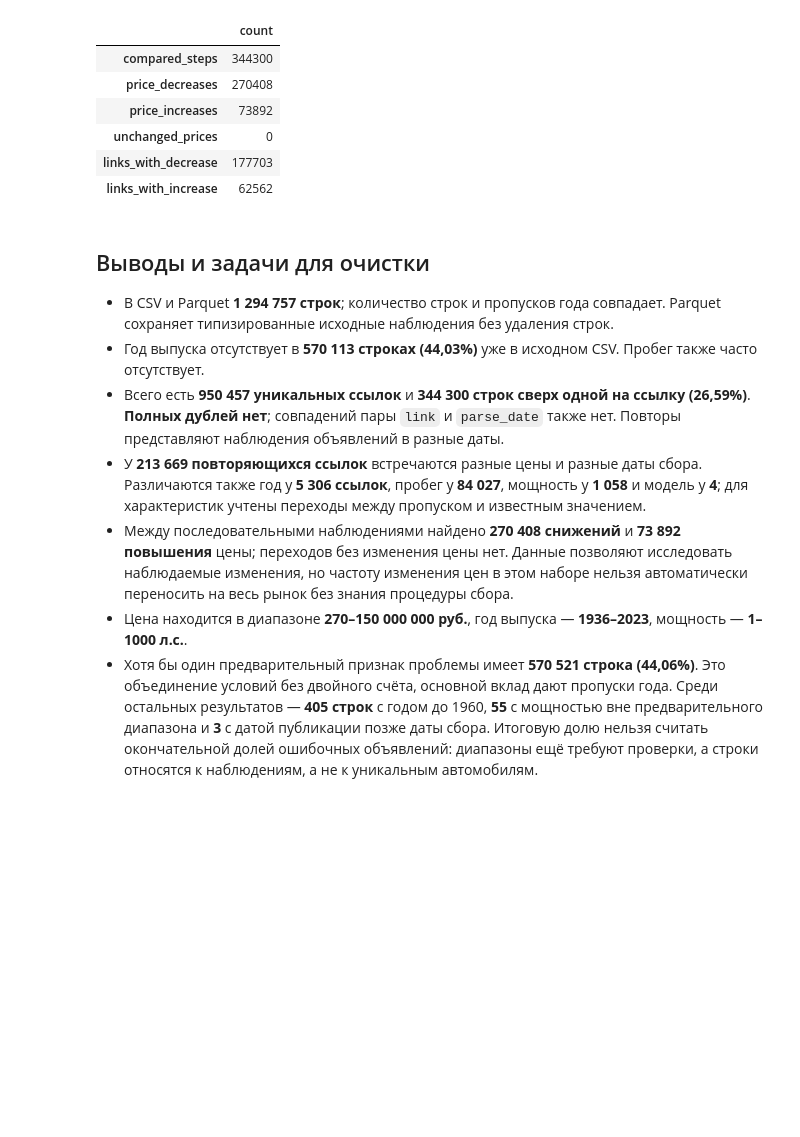
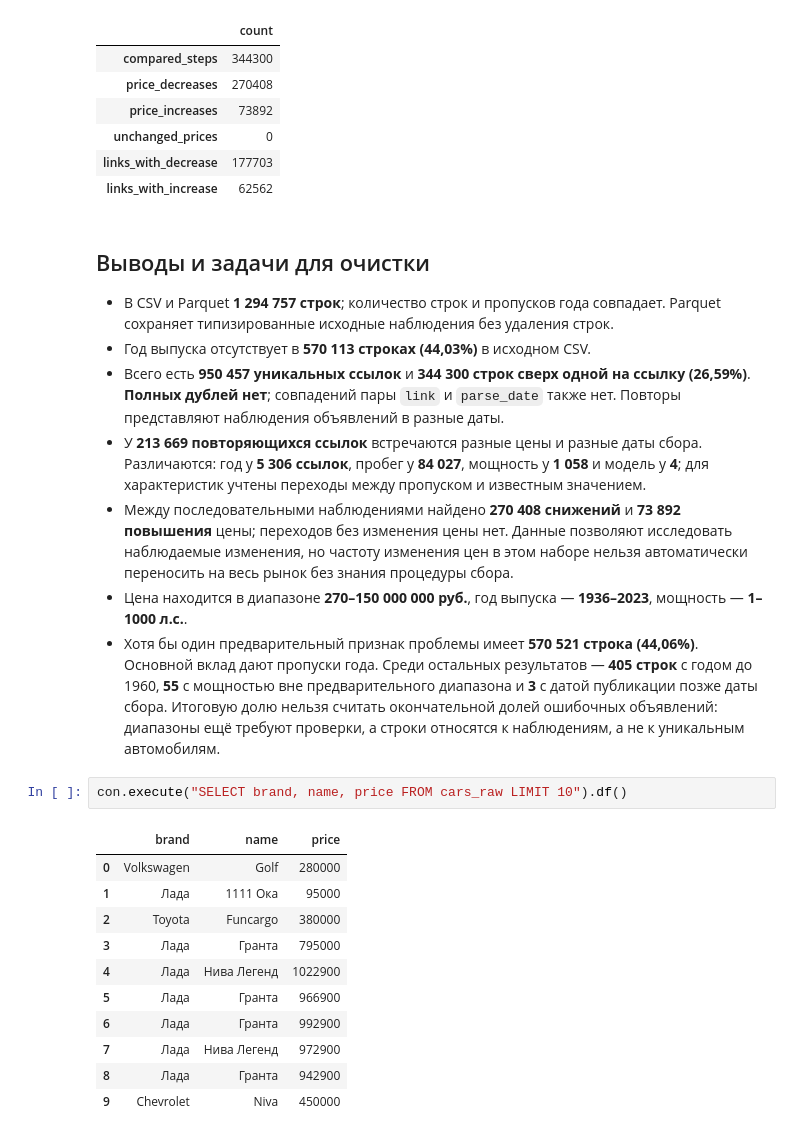
Before and after one commit to egrso/car-market-analysis, a Jupyter notebook: notebooks/01_data_loading.ipynb, the cells around one changed output. Saved outputs shown, nothing was run; the diff lists cells and outputs as text; blank space fills up the shorter version.

```diff
--- a/notebooks/01_data_loading.ipynb
+++ b/notebooks/01_data_loading.ipynb
@@ -513,9 +507,23 @@ price_change_summary.T.rename(columns={0: "count"})
 ## Выводы и задачи для очистки
 
 - В CSV и Parquet **1 294 757 строк**; количество строк и пропусков года совпадает. Parquet сохраняет типизированные исходные наблюдения без удаления строк.
-- Год выпуска отсутствует в **570 113 строках (44,03%)** уже в исходном CSV. Пробег также часто отсутствует.
+- Год выпуска отсутствует в **570 113 строках (44,03%)** в исходном CSV.
 - Всего есть **950 457 уникальных ссылок** и **344 300 строк сверх одной на ссылку (26,59%)**. **Полных дублей нет**; совпадений пары `link` и `parse_date` также нет. Повторы представляют наблюдения объявлений в разные даты.
-- У **213 669 повторяющихся ссылок** встречаются разные цены и разные даты сбора. Различаются также год у **5 306 ссылок**, пробег у **84 027**, мощность у **1 058** и модель у **4**; для характеристик учтены переходы между пропуском и известным значением.
+- У **213 669 повторяющихся ссылок** встречаются разные цены и разные даты сбора. Различаются: год у **5 306 ссылок**, пробег у **84 027**, мощность у **1 058** и модель у **4**; для характеристик учтены переходы между пропуском и известным значением.
 - Между последовательными наблюдениями найдено **270 408 снижений** и **73 892 повышения** цены; переходов без изменения цены нет. Данные позволяют исследовать наблюдаемые изменения, но частоту изменения цен в этом наборе нельзя автоматически переносить на весь рынок без знания процедуры сбора.
 - Цена находится в диапазоне **270–150 000 000 руб.**, год выпуска — **1936–2023**, мощность — **1–1000 л.с.**.
-- Хотя бы один предварительный признак проблемы имеет **570 521 строка (44,06%)**. Это объединение условий без двойного счёта, основной вклад дают пропуски года. Среди остальных результатов — **405 строк** с годом до 1960, **55** с мощностью вне предварительного диапазона и **3** с датой публикации позже даты сбора. Итоговую долю нельзя считать окончательной долей ошибочных объявлений: диапазоны ещё требуют проверки, а строки относятся к наблюдениям, а не к уникальным автомобилям.
+- Хотя бы один предварительный признак проблемы имеет **570 521 строка (44,06%)**. Основной вклад дают пропуски года. Среди остальных результатов — **405 строк** с годом до 1960, **55** с мощностью вне предварительного диапазона и **3** с датой публикации позже даты сбора. Итоговую долю нельзя считать окончательной долей ошибочных объявлений: диапазоны ещё требуют проверки, а строки относятся к наблюдениям, а не к уникальным автомобилям.
+# %%
+con.execute("SELECT brand, name, price FROM cars_raw LIMIT 10").df()
+# %% [output]
+|  | brand | name | price |
+| 0 | Volkswagen | Golf | 280000 |
+| 1 | Лада | 1111 Ока | 95000 |
+| 2 | Toyota | Funcargo | 380000 |
+| 3 | Лада | Гранта | 795000 |
+| 4 | Лада | Нива Легенд | 1022900 |
+| 5 | Лада | Гранта | 966900 |
+| 6 | Лада | Гранта | 992900 |
+| 7 | Лада | Нива Легенд | 972900 |
+| 8 | Лада | Гранта | 942900 |
+| 9 | Chevrolet | Niva | 450000 |
```
Also changed, not shown: parts of 6 cells of this notebook, 2 other files.
